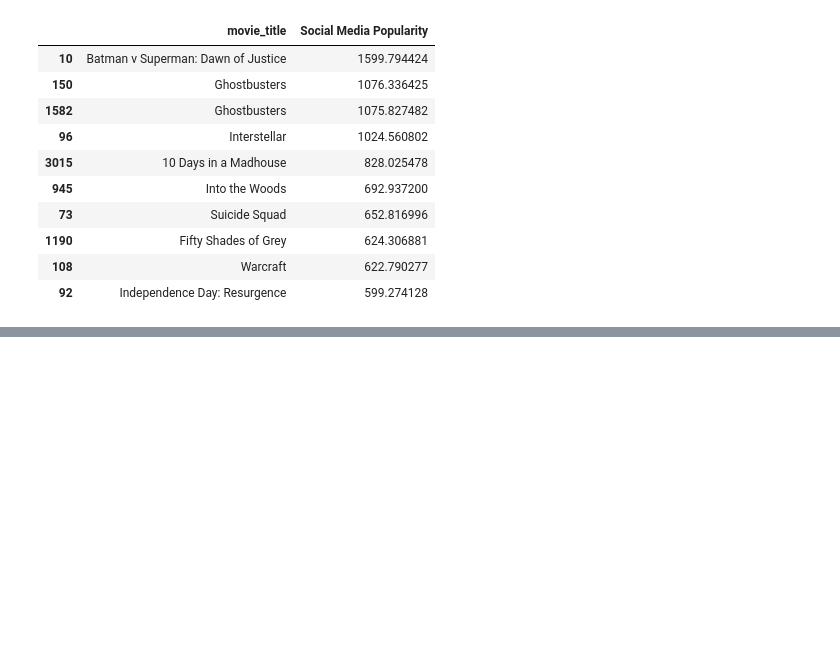
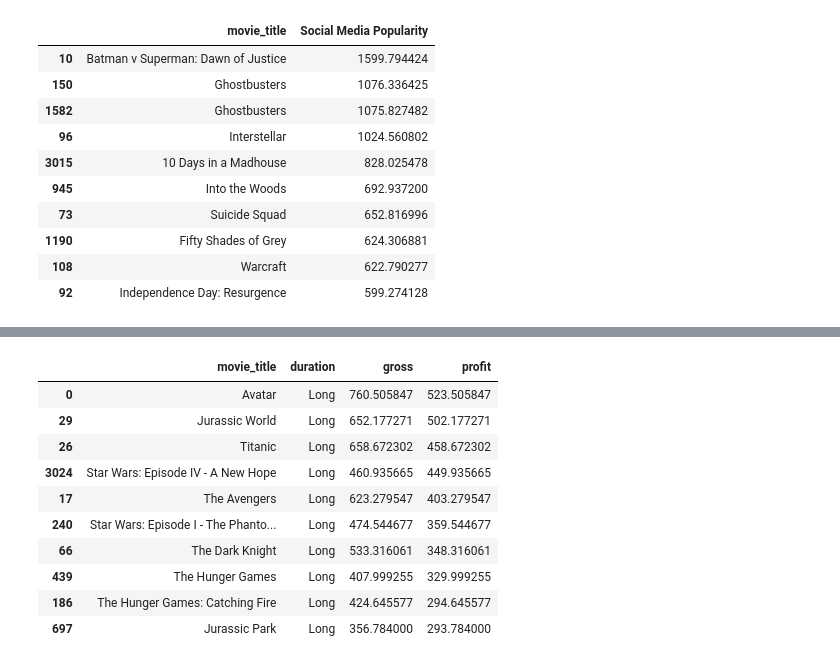
Before and after one commit to MSaaad/Data-science-practice, a Jupyter notebook: MovieRecommendation/IMDB Movie Data.ipynb, the cells around one changed output, grey strips where cells are left out. Cells and saved outputs as stored; diff of their text form; code cells hidden in the pictures; blank space fills up the shorter version.

Commit message:
till duration and gross

```diff
--- a/MovieRecommendation/IMDB Movie Data.ipynb
+++ b/MovieRecommendation/IMDB Movie Data.ipynb
@@ -345,0 +386,17 @@ data[['movie_title','Social Media Popularity']].sort_values('Social Media Popula
+# %%
+data['gross'] = data['gross']/1000000
+data['budget'] = data['budget']/1000000
+# %%
+data[data['duration'] == 'Long'][['movie_title','duration','gross','profit']].sort_values('profit',ascending=False).head(10)
+# %% [output]
+|  | movie_title | duration | gross | profit |
+| 0 | Avatar | Long | 760.505847 | 523.505847 |
+| 29 | Jurassic World | Long | 652.177271 | 502.177271 |
+| 26 | Titanic | Long | 658.672302 | 458.672302 |
+| 3024 | Star Wars: Episode IV - A New Hope | Long | 460.935665 | 449.935665 |
+| 17 | The Avengers | Long | 623.279547 | 403.279547 |
+| 240 | Star Wars: Episode I - The Phanto... | Long | 474.544677 | 359.544677 |
+| 66 | The Dark Knight | Long | 533.316061 | 348.316061 |
+| 439 | The Hunger Games | Long | 407.999255 | 329.999255 |
+| 186 | The Hunger Games: Catching Fire | Long | 424.645577 | 294.645577 |
+| 697 | Jurassic Park | Long | 356.784000 | 293.784000 |
```
Also changed, not shown: parts of 6 cells of this notebook.
